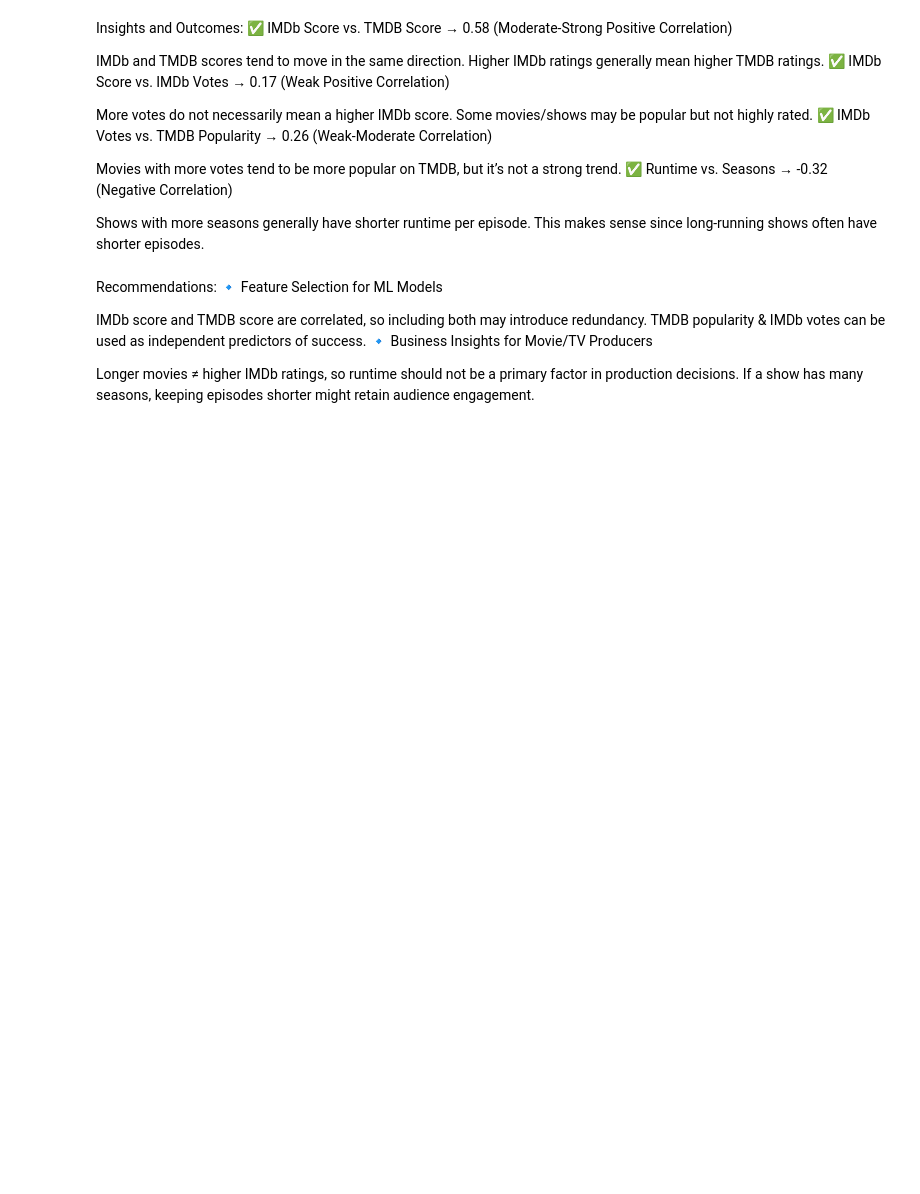
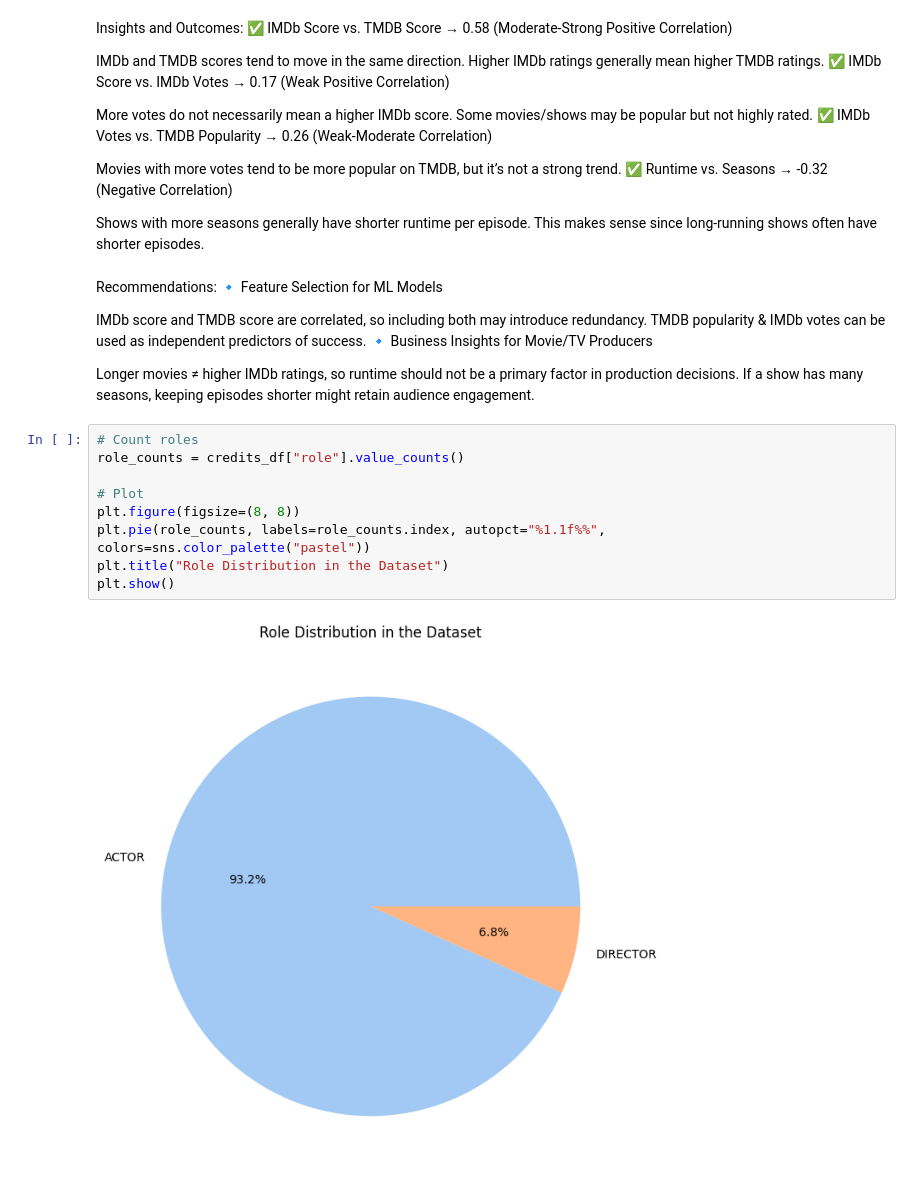
Before and after one commit to manishaachary13/Amazon-Prime, a Jupyter notebook: Amazon.ipynb, the cells around one changed output. Drawn from its saved outputs; the diff is of its cells as text; blank space fills up the shorter version.

```diff
--- a/Amazon.ipynb
+++ b/Amazon.ipynb
@@ -600,3 +600,14 @@ TMDB popularity & IMDb votes can be used as independent predictors of success.
 
 Longer movies ≠ higher IMDb ratings, so runtime should not be a primary factor in production decisions.
 If a show has many seasons, keeping episodes shorter might retain audience engagement.
+# %%
+# Count roles
+role_counts = credits_df["role"].value_counts()
+
+# Plot
+plt.figure(figsize=(8, 8))
+plt.pie(role_counts, labels=role_counts.index, autopct="%1.1f%%", colors=sns.color_palette("pastel"))
+plt.title("Role Distribution in the Dataset")
+plt.show()
+# %% [output]
+[figure, added]
```
Also changed, not shown: parts of 7 cells of this notebook.
